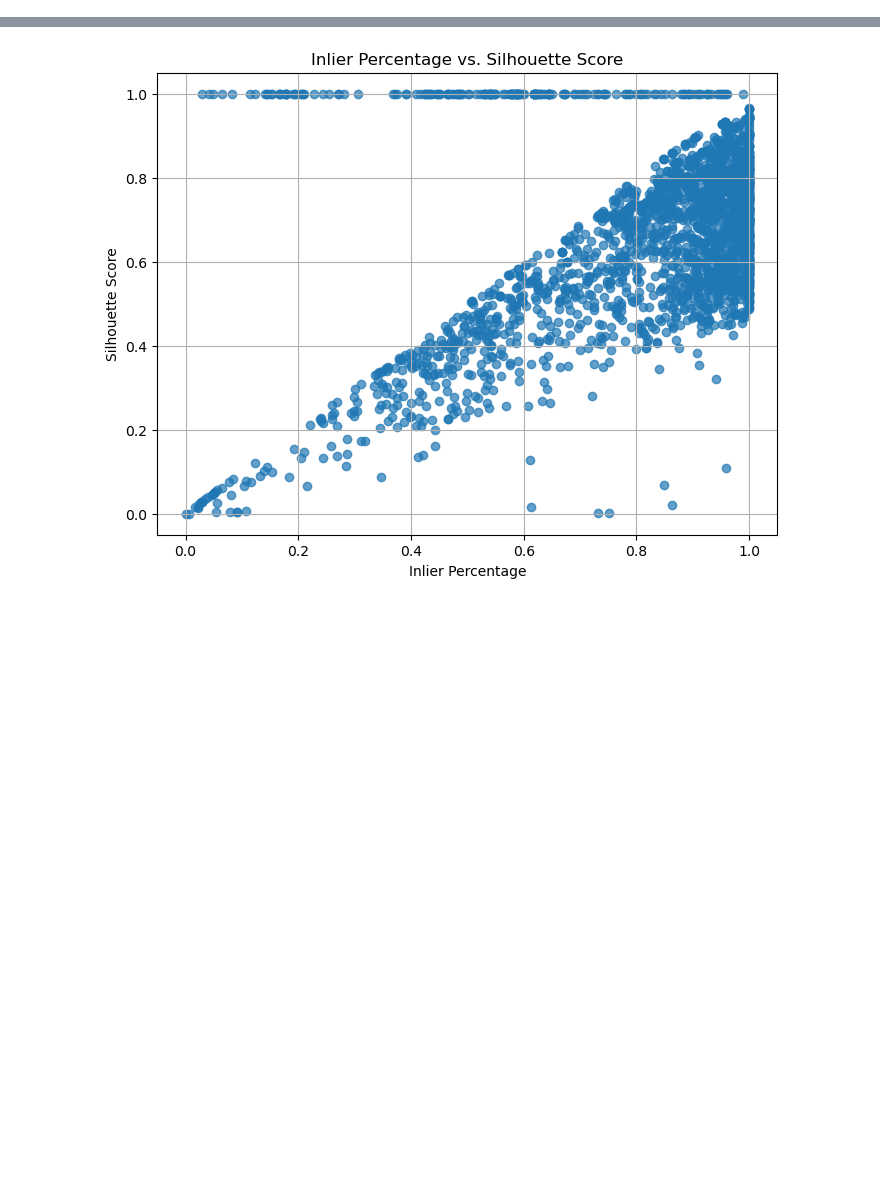
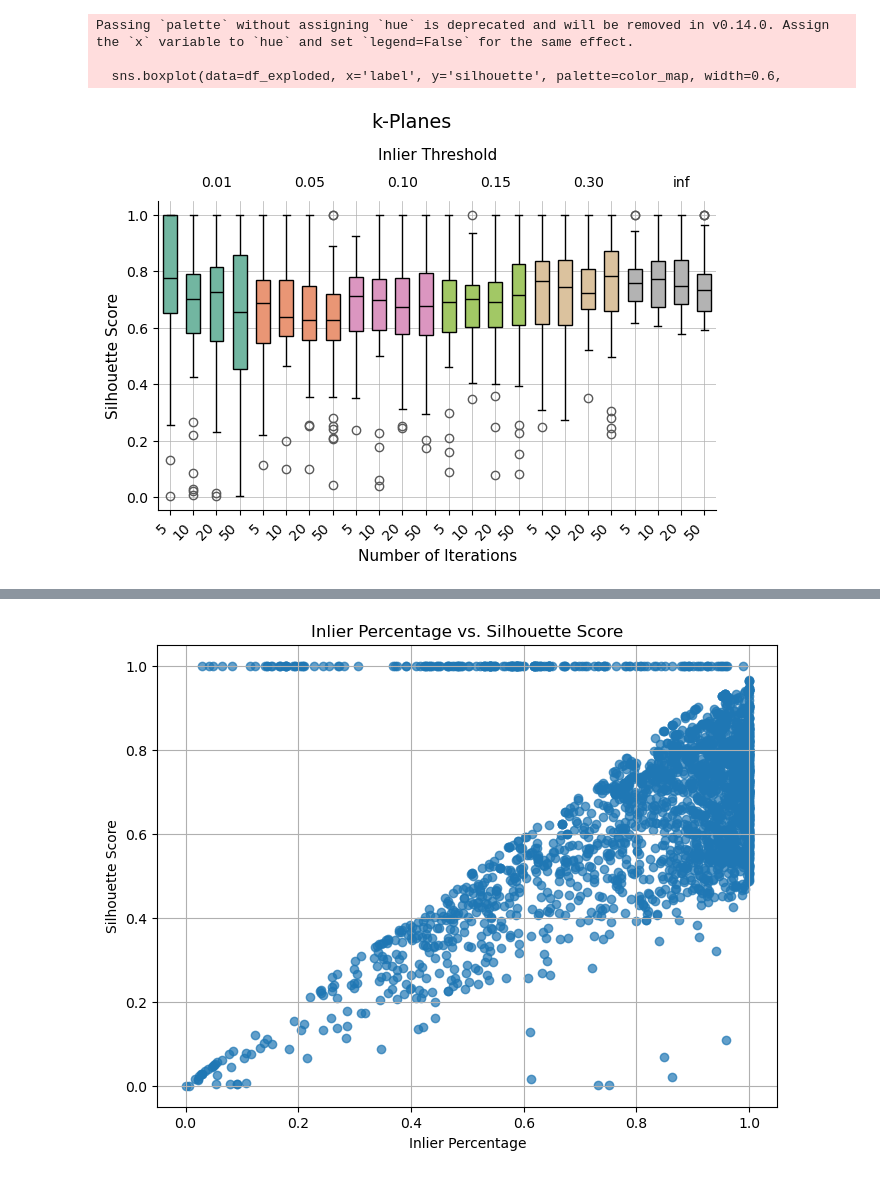
Before and after one commit to BeeGroup-cimne/solar_potencial_estimation_v3, a Jupyter notebook: Scripts/Plane_Identification_Revised/nov22/plotResultsComputeScore.ipynb, the cells around one changed output, grey strips where cells are left out. Cells and saved outputs as stored; diff of their text form; code cells hidden in the pictures; blank space fills up the shorter version.

```diff
--- a/Scripts/Plane_Identification_Revised/nov22/plotResultsComputeScore.ipynb
+++ b/Scripts/Plane_Identification_Revised/nov22/plotResultsComputeScore.ipynb
@@ -70,0 +274,8 @@ allMetricsDF
+# %%
+KPlanes = allMetricsDF[allMetricsDF.experiment == "KPlanes"].reset_index(drop=True)
+KPlanes["inlierThreshold"] = [float(name.split("inlierThreshold_")[1].split("_")[0]) for name in KPlanes["fullName"]]
+KPlanes["num_iterations"] = [int(name.split("num_iterations_")[1].split("_")[0]) for name in KPlanes["fullName"]]
+KPlanes.sort_values(by=['inlierThreshold', 'num_iterations'], ascending=[True, True], inplace=True)
+KPlanes['inlierThreshold_cat'] = pd.Categorical(KPlanes['inlierThreshold'])
+KPlanes = KPlanes.reset_index(drop=True)
+KPlanes
@@ -70,0 +300,2 @@ allMetricsDF
+# %%
+KPlanes.sort_values(by=['silhouette_avg'], ascending=[False], inplace=False)
@@ -70,0 +320,2 @@ allMetricsDF
+# %%
+KPlanes.sort_values(by=['inlierPercentage_avg'], ascending=[False], inplace=False)
@@ -70,0 +352,65 @@ allMetricsDF
+# %%
+df_exploded = KPlanes.explode('silhouette')
+df_exploded['silhouette'] = pd.to_numeric(df_exploded['silhouette'])  # Ensure numeric values
+df_exploded['label'] = (
+    df_exploded['experiment'] +
+    "_thr_" + df_exploded['inlierThreshold'].astype(str) +
+    "_iter_" + df_exploded['num_iterations'].astype(str)
+)
+
+df_exploded['inlierThreshold_cat'] = pd.Categorical(df_exploded['inlierThreshold'])
+unique_inlier_thresholds = df_exploded['inlierThreshold_cat'].cat.categories
+cmap = plt.cm.get_cmap("Set2", len(unique_inlier_thresholds))
+df_exploded['color'] = df_exploded['inlierThreshold_cat'].cat.codes.map(lambda x: cmap(x))
+
+color_map = dict(zip(df_exploded['label'].unique(), KPlanes['inlierThreshold_cat'].cat.codes.map(lambda x: cmap(x))))
+
+# Create the boxplot
+# plt.figure(figsize=(12, 6))
+sns.boxplot(data=df_exploded, x='label', y='silhouette', palette=color_map, width=0.6,
+            boxprops=dict(edgecolor='black'),
+            medianprops=dict(color='black'),
+            # flierprops=dict(markerfacecolor='red', marker='o', markersize=5, markeredgewidth=2),
+            whiskerprops=dict(color='black'),
+            capprops=dict(color='black'))
+
+plt.xticks(
+    ticks=range(len(df_exploded['label'].unique())),
+    labels=KPlanes['num_iterations'],
+    ha='right',
+    rotation=45
+)
+
+for idx, label in enumerate(df_exploded['label'].unique()[range(2, len(df_exploded['label'].unique()), 4)]):
+    inlier_distance = KPlanes['inlierThreshold_cat'].iloc[idx*4+2]
+    color = plt.cm.Set2(inlier_distance)  # Color according to inlierThreshold value
+    plt.text(
+        idx*4+2,
+        df_exploded['silhouette'].max() + 0.1,  # Position the label slightly above the max silhouette score
+        f"{inlier_distance:.2f}",
+        ha='center',
+        fontsize=10,
+        color="black"  # Color the label according to the inlierThreshold value
+    )
+
+
+
+# Customize the plot
+label_fontsize = 11
+
+plt.xlabel('Number of Iterations', fontsize=label_fontsize)
+plt.ylabel('Silhouette Score', fontsize=label_fontsize)
+plt.title("Inlier Threshold", loc='center', pad=30, fontsize=label_fontsize)
+plt.suptitle('k-Planes', fontsize=label_fontsize*1.25, y=0.97)
+plt.gca().spines['top'].set_visible(False)  # Hide the top spine
+plt.gca().spines['right'].set_visible(False)  # Hide the right spine
+plt.tight_layout()
+# Show the plot
+plt.grid(True, axis='both', which='both', linestyle='-', linewidth=0.5)
+plt.savefig("/home/jaumeasensio/Documents/TFM/Redacció memòria/Figures/Plane Identification/KPlanes_Silhouette.pdf")
+plt.show()
+# %% [output]
+Passing `palette` without assigning `hue` is deprecated and will be removed in v0.14.0. Assign the `x` variable to `hue` and set `legend=False` for the same effect.
+
+  sns.boxplot(data=df_exploded, x='label', y='silhouette', palette=color_map, width=0.6,
+[figure, added]
```
Also changed, not shown: parts of 21 cells of this notebook, 43 other files.
